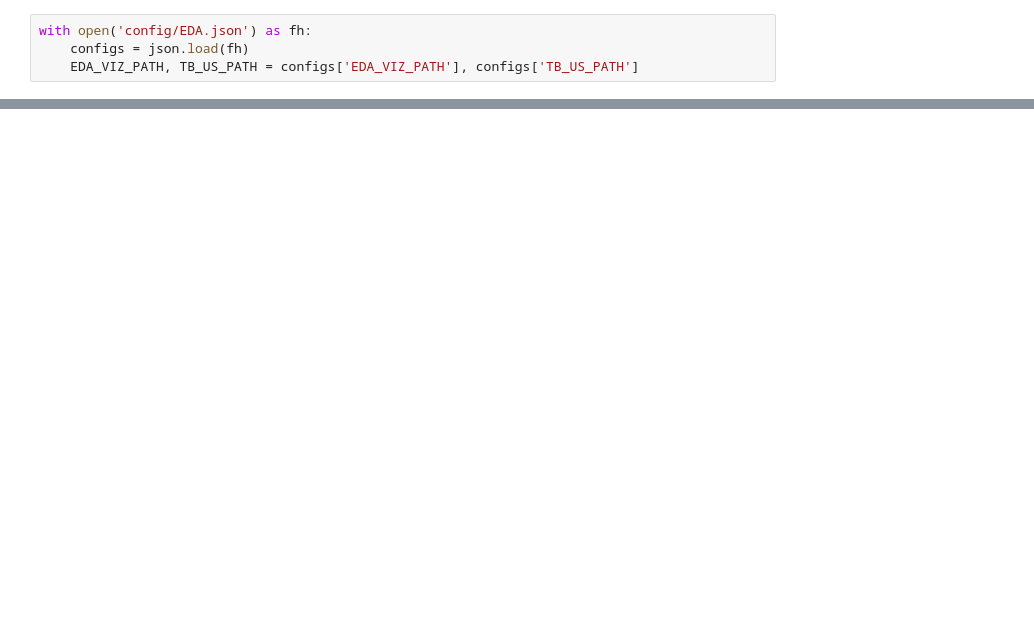
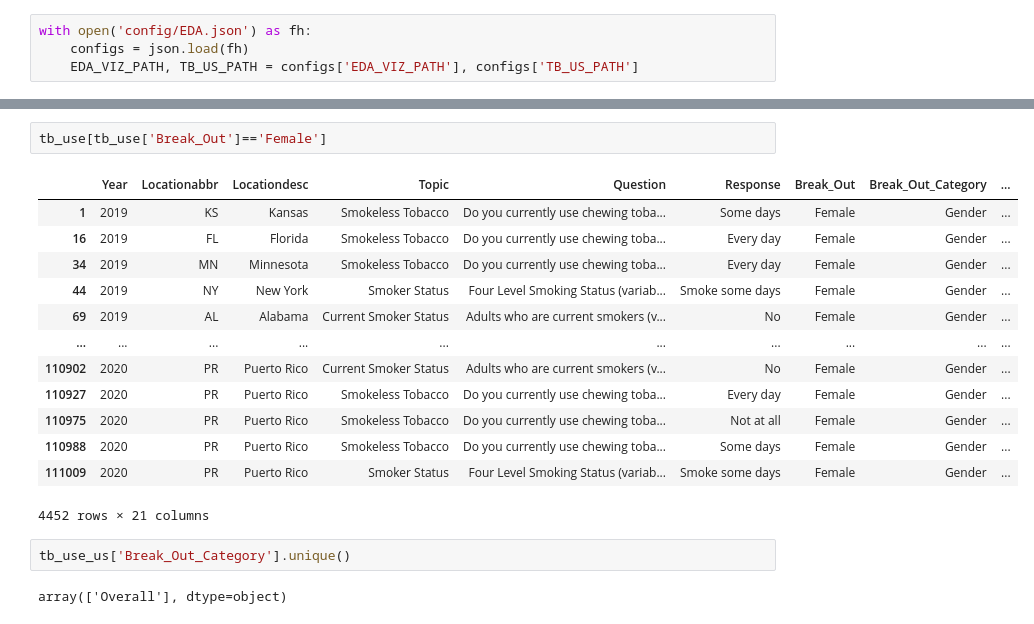
Before and after one commit to Cambn/Data-Open-2021-Central, a Jupyter notebook: us_tb_use_eda.ipynb, the cells around one changed output, grey strips where cells are left out. Saved outputs shown, nothing was run; the diff lists cells and outputs as text; blank space fills up the shorter version.

```diff
--- a/us_tb_use_eda.ipynb
+++ b/us_tb_use_eda.ipynb
@@ -38,0 +134,20 @@ fig = px.choropleth(state_occur,
+# %%
+tb_use[tb_use['Break_Out']=='Female']
+# %% [output]
+|  | Year | Locationabbr | Locationdesc | Topic | Question | Response | Break_Out | Break_Out_Category | ... |
+| 1 | 2019 | KS | Kansas | Smokeless Tobacco | Do you currently use chewing toba... | Some days | Female | Gender | ... |
+| 16 | 2019 | FL | Florida | Smokeless Tobacco | Do you currently use chewing toba... | Every day | Female | Gender | ... |
+| 34 | 2019 | MN | Minnesota | Smokeless Tobacco | Do you currently use chewing toba... | Every day | Female | Gender | ... |
+| 44 | 2019 | NY | New York | Smoker Status | Four Level Smoking Status (variab... | Smoke some days | Female | Gender | ... |
+| 69 | 2019 | AL | Alabama | Current Smoker Status | Adults who are current smokers (v... | No | Female | Gender | ... |
+| ... | ... | ... | ... | ... | ... | ... | ... | ... | ... |
+| 110902 | 2020 | PR | Puerto Rico | Current Smoker Status | Adults who are current smokers (v... | No | Female | Gender | ... |
+| 110927 | 2020 | PR | Puerto Rico | Smokeless Tobacco | Do you currently use chewing toba... | Every day | Female | Gender | ... |
+| 110975 | 2020 | PR | Puerto Rico | Smokeless Tobacco | Do you currently use chewing toba... | Not at all | Female | Gender | ... |
+| 110988 | 2020 | PR | Puerto Rico | Smokeless Tobacco | Do you currently use chewing toba... | Some days | Female | Gender | ... |
+| 111009 | 2020 | PR | Puerto Rico | Smoker Status | Four Level Smoking Status (variab... | Smoke some days | Female | Gender | ... |
+4452 rows × 21 columns
+# %%
+tb_use_us['Break_Out_Category'].unique()
+# %% [output]
+array(['Overall'], dtype=object)
```
Also changed, not shown: parts of 27 cells of this notebook, 9 other files.
